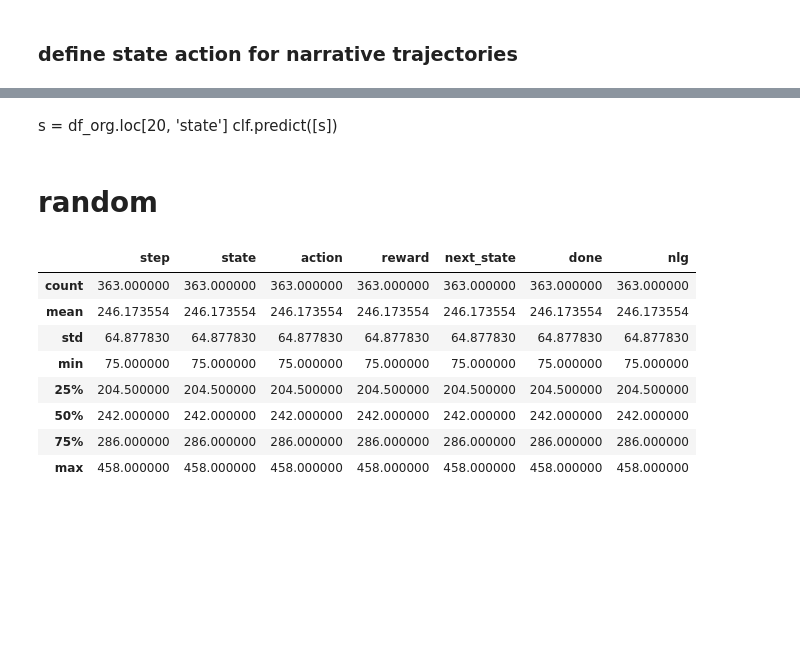
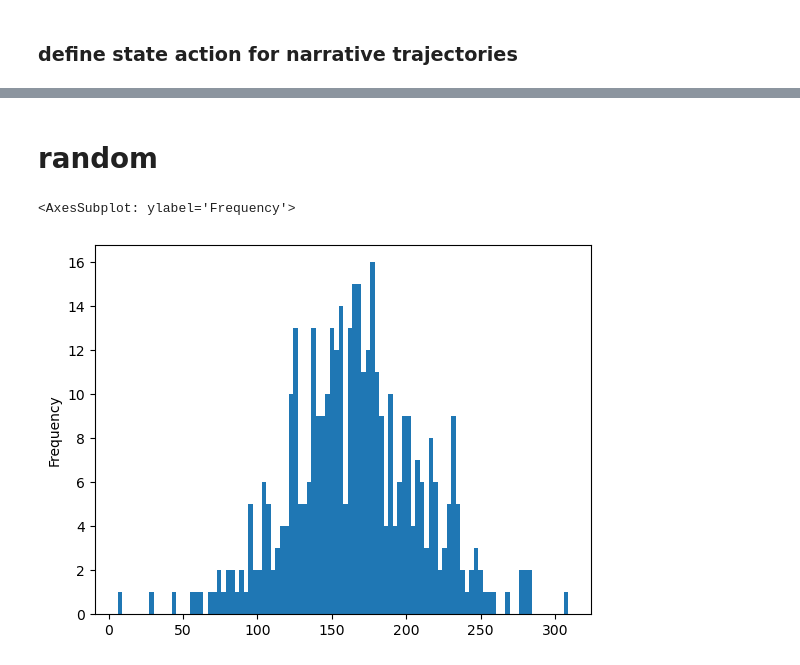
Before and after one commit to FahmidMorshed/CrystalIsland-RL, a Jupyter notebook: src/data_preprocessing.ipynb, the cells around one changed output, grey strips where cells are left out. Drawn from its saved outputs; the diff is of its cells as text; code cells hidden in the pictures; blank space fills up the shorter version.

```diff
--- a/src/data_preprocessing.ipynb
+++ b/src/data_preprocessing.ipynb
@@ -596,28 +505,12 @@ weighted avg       0.81      0.82      0.81        99
-# %% [markdown]
-s = df_org.loc[20, 'state']
-clf.predict([s])
 # %% [markdown]
 # random
 # %%
 import pandas as pd
+import utils
 import env.constants as envconst
-import numpy as np
-
-
-seed = 0
-df_org = pd.read_pickle('../processed_data/student_trajectories.pkl')
-d = df_org.groupby('episode').last()
-eps = d.loc[d['done'] == False].index
-df_org = df_org.loc[~df_org['episode'].isin(eps)]
-
-df_org.groupby('episode').count().describe()
+import matplotlib as plt
+df = pd.read_pickle('../processed_data/student_trajectories.pkl')
+df.groupby('episode').count()['step'].plot.hist(bins=100)
 # %% [output]
-|  | step | state | action | reward | next_state | done | nlg |
-| count | 363.000000 | 363.000000 | 363.000000 | 363.000000 | 363.000000 | 363.000000 | 363.000000 |
-| mean | 246.173554 | 246.173554 | 246.173554 | 246.173554 | 246.173554 | 246.173554 | 246.173554 |
-| std | 64.877830 | 64.877830 | 64.877830 | 64.877830 | 64.877830 | 64.877830 | 64.877830 |
-| min | 75.000000 | 75.000000 | 75.000000 | 75.000000 | 75.000000 | 75.000000 | 75.000000 |
-| 25% | 204.500000 | 204.500000 | 204.500000 | 204.500000 | 204.500000 | 204.500000 | 204.500000 |
-| 50% | 242.000000 | 242.000000 | 242.000000 | 242.000000 | 242.000000 | 242.000000 | 242.000000 |
-| 75% | 286.000000 | 286.000000 | 286.000000 | 286.000000 | 286.000000 | 286.000000 | 286.000000 |
-| max | 458.000000 | 458.000000 | 458.000000 | 458.000000 | 458.000000 | 458.000000 | 458.000000 |
+<AxesSubplot: ylabel='Frequency'>
+[figure, added]
```
Also changed, not shown: parts of 5 cells of this notebook, 28 other files.
